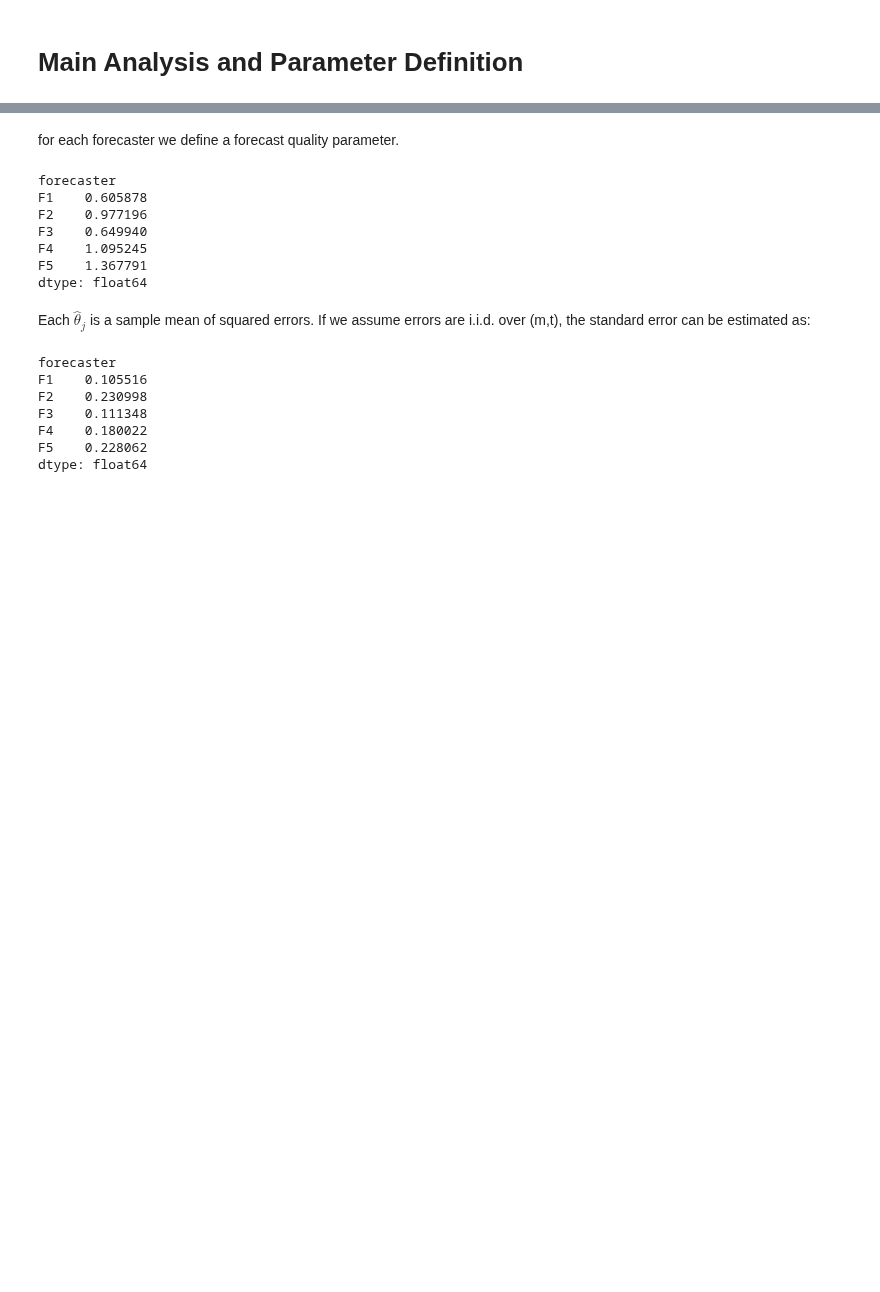
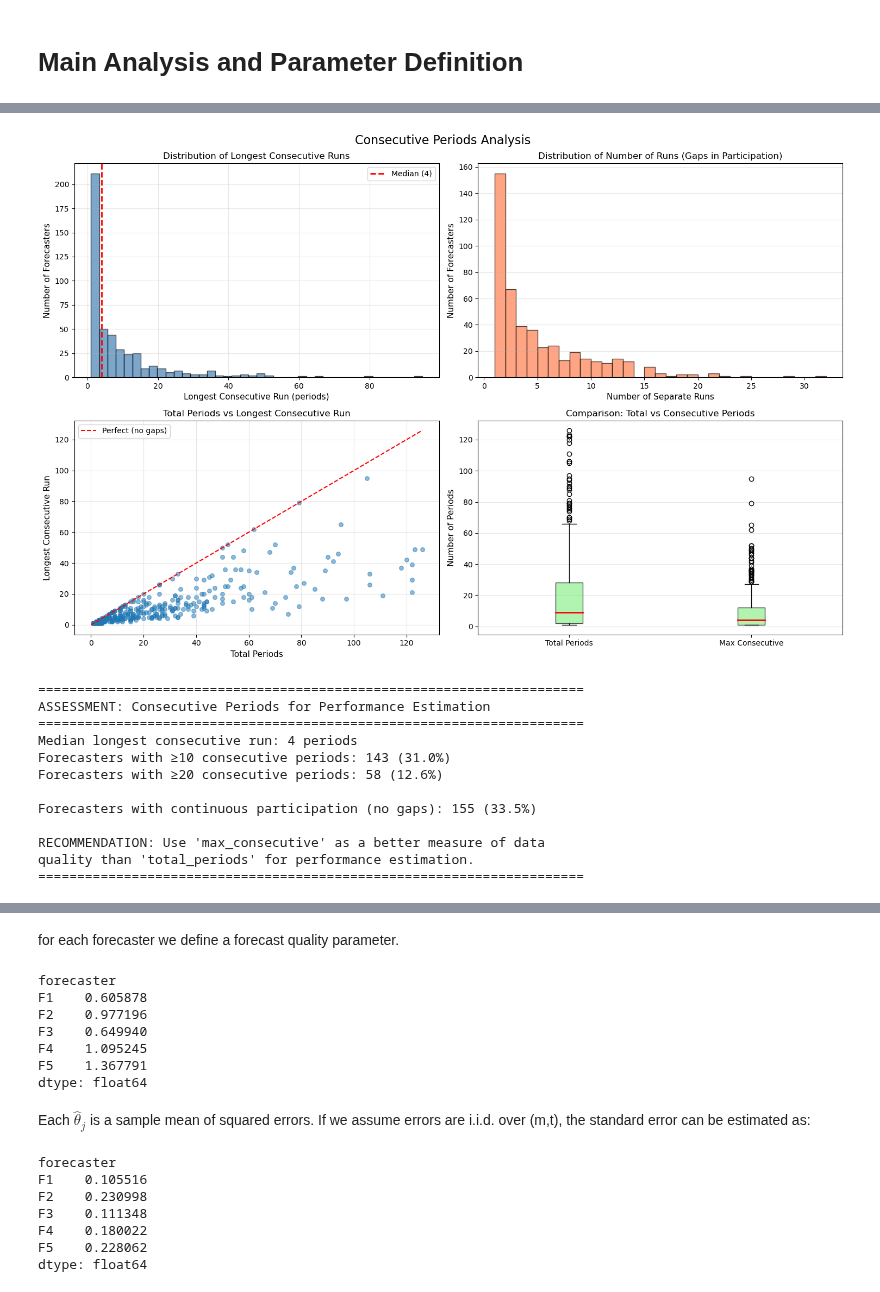
Before and after one commit to ParimahSafarian/ranks-inference-forecasters, a Jupyter notebook: notebooks/Main.ipynb, the cells around one changed output, grey strips where cells are left out. Saved outputs shown, nothing was run; the diff lists cells and outputs as text; code cells hidden in the pictures; blank space fills up the shorter version.

```diff
--- a/notebooks/Main.ipynb
+++ b/notebooks/Main.ipynb
@@ -18,0 +211,66 @@ df.head()
+# %%
+# Visualize consecutive periods analysis
+fig, axes = plt.subplots(2, 2, figsize=(15, 10))
+fig.suptitle('Consecutive Periods Analysis', fontsize=16)
+
+# 1. Distribution of longest consecutive runs
+axes[0, 0].hist(consecutive_df['max_consecutive'].values, bins=40, edgecolor='black', alpha=0.7, color='steelblue')
+axes[0, 0].axvline(consecutive_df['max_consecutive'].median(), color='red', linestyle='--', linewidth=2, label=f'Median ({consecutive_df["max_consecutive"].median():.0f})')
+axes[0, 0].set_xlabel('Longest Consecutive Run (periods)', fontsize=11)
+axes[0, 0].set_ylabel('Number of Forecasters', fontsize=11)
+axes[0, 0].set_title('Distribution of Longest Consecutive Runs', fontsize=12)
+axes[0, 0].legend()
+axes[0, 0].grid(alpha=0.3)
+
+# 2. Number of separate runs
+axes[0, 1].hist(consecutive_df['num_runs'].values, bins=range(1, consecutive_df['num_runs'].max()+2), edgecolor='black', alpha=0.7, color='coral')
+axes[0, 1].set_xlabel('Number of Separate Runs', fontsize=11)
+axes[0, 1].set_ylabel('Number of Forecasters', fontsize=11)
+axes[0, 1].set_title('Distribution of Number of Runs (Gaps in Participation)', fontsize=12)
+axes[0, 1].grid(alpha=0.3, axis='y')
+
+# 3. Scatter: Total periods vs Max consecutive
+axes[1, 0].scatter(consecutive_df['total_periods'], consecutive_df['max_consecutive'], alpha=0.5, s=30)
+axes[1, 0].plot([0, consecutive_df['total_periods'].max()], [0, consecutive_df['total_periods'].max()], 'r--', label='Perfect (no gaps)')
+axes[1, 0].set_xlabel('Total Periods', fontsize=11)
+axes[1, 0].set_ylabel('Longest Consecutive Run', fontsize=11)
+axes[1, 0].set_title('Total Periods vs Longest Consecutive Run', fontsize=12)
+axes[1, 0].legend()
+axes[1, 0].grid(alpha=0.3)
+
+# 4. Box plot comparison
+data_to_plot = [consecutive_df['total_periods'].values, consecutive_df['max_consecutive'].values]
+axes[1, 1].boxplot(data_to_plot, labels=['Total Periods', 'Max Consecutive'], patch_artist=True,
+                   boxprops=dict(facecolor='lightgreen', alpha=0.7),
+                   medianprops=dict(color='red', linewidth=2))
+axes[1, 1].set_ylabel('Number of Periods', fontsize=11)
+axes[1, 1].set_title('Comparison: Total vs Consecutive Periods', fontsize=12)
+axes[1, 1].grid(alpha=0.3, axis='y')
+
+plt.tight_layout()
+plt.show()
+
+print("\n" + "="*70)
+print("ASSESSMENT: Consecutive Periods for Performance Estimation")
+print("="*70)
+print(f"Median longest consecutive run: {consecutive_df['max_consecutive'].median():.0f} periods")
+print(f"Forecasters with ≥10 consecutive periods: {(consecutive_df['max_consecutive'] >= 10).sum()} ({(consecutive_df['max_consecutive'] >= 10).sum()/len(consecutive_df)*100:.1f}%)")
+print(f"Forecasters with ≥20 consecutive periods: {(consecutive_df['max_consecutive'] >= 20).sum()} ({(consecutive_df['max_consecutive'] >= 20).sum()/len(consecutive_df)*100:.1f}%)")
+print(f"\nForecasters with continuous participation (no gaps): {(consecutive_df['num_runs'] == 1).sum()} ({(consecutive_df['num_runs'] == 1).sum()/len(consecutive_df)*100:.1f}%)")
+print(f"\nRECOMMENDATION: Use 'max_consecutive' as a better measure of data")
+print(f"quality than 'total_periods' for performance estimation.")
+print("="*70)
+# %% [output]
+[figure, added]
+======================================================================
+ASSESSMENT: Consecutive Periods for Performance Estimation
+======================================================================
+Median longest consecutive run: 4 periods
+Forecasters with ≥10 consecutive periods: 143 (31.0%)
+Forecasters with ≥20 consecutive periods: 58 (12.6%)
+
+Forecasters with continuous participation (no gaps): 155 (33.5%)
+
+RECOMMENDATION: Use 'max_consecutive' as a better measure of data
+quality than 'total_periods' for performance estimation.
+======================================================================
```
Also changed, not shown: parts of 11 cells of this notebook, 1 other file.
